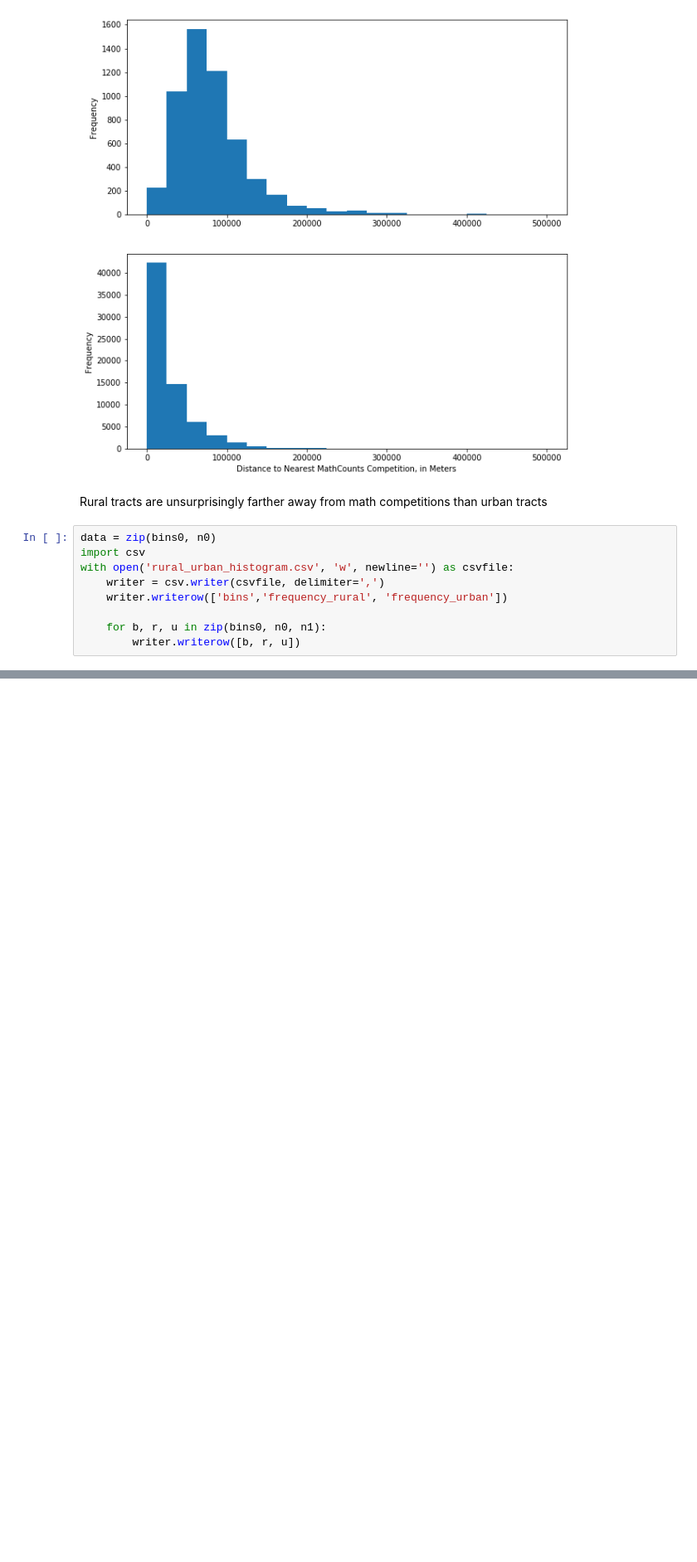
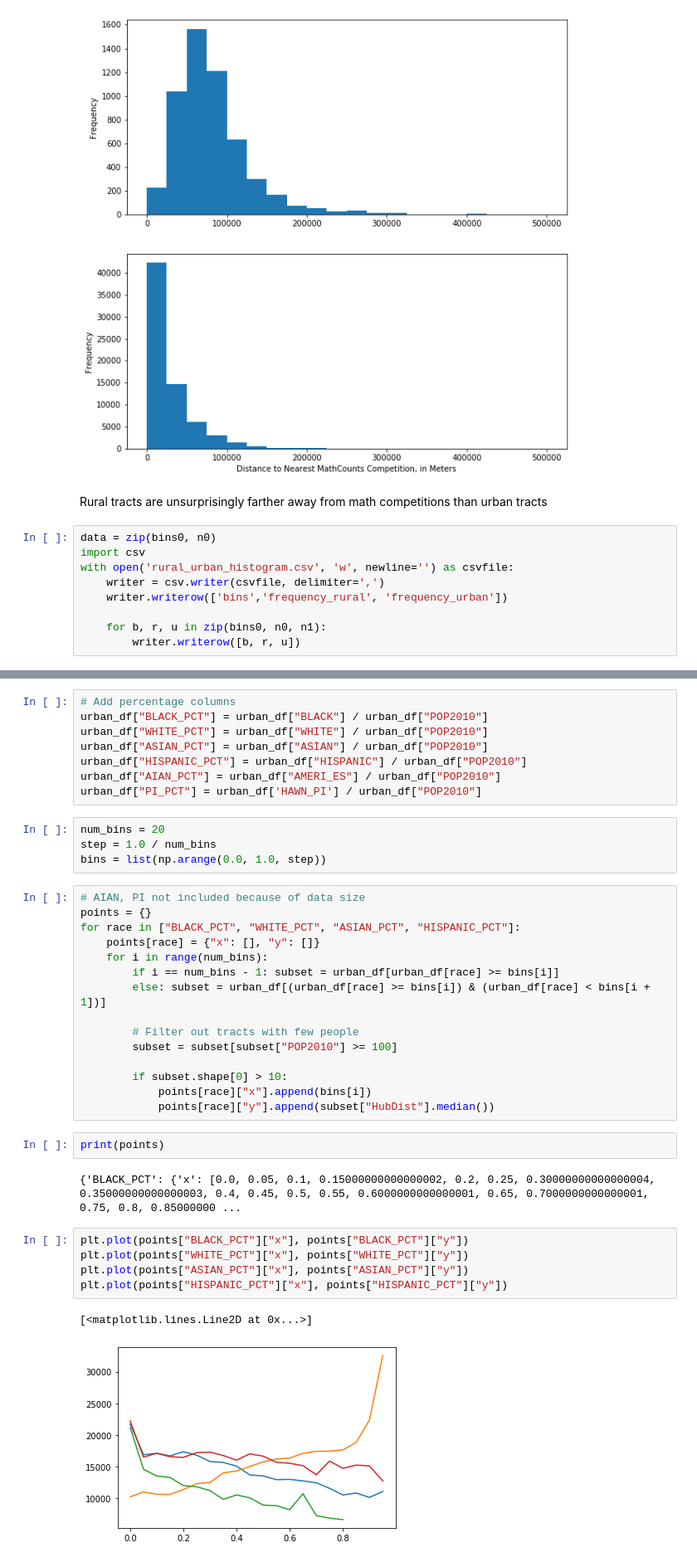
Before and after one commit to jeffreyshen19/blog, a Jupyter notebook: _code/mathcounts/Math Counts.ipynb, the cells around one changed output, grey strips where cells are left out. Shown at 83% size. Saved outputs shown, nothing was run; the diff lists cells and outputs as text; blank space fills up the shorter version.

```diff
--- a/_code/mathcounts/Math Counts.ipynb
+++ b/_code/mathcounts/Math Counts.ipynb
@@ -206,0 +220,39 @@ with open('rural_urban_histogram.csv', 'w', newline='') as csvfile:
+# %%
+# Add percentage columns
+urban_df["BLACK_PCT"] = urban_df["BLACK"] / urban_df["POP2010"]
+urban_df["WHITE_PCT"] = urban_df["WHITE"] / urban_df["POP2010"]
+urban_df["ASIAN_PCT"] = urban_df["ASIAN"] / urban_df["POP2010"]
+urban_df["HISPANIC_PCT"] = urban_df["HISPANIC"] / urban_df["POP2010"]
+urban_df["AIAN_PCT"] = urban_df["AMERI_ES"] / urban_df["POP2010"]
+urban_df["PI_PCT"] = urban_df['HAWN_PI'] / urban_df["POP2010"]
+# %%
+num_bins = 20
+step = 1.0 / num_bins
+bins = list(np.arange(0.0, 1.0, step))
+# %%
+# AIAN, PI not included because of data size
+points = {}
+for race in ["BLACK_PCT", "WHITE_PCT", "ASIAN_PCT", "HISPANIC_PCT"]:
+    points[race] = {"x": [], "y": []}
+    for i in range(num_bins):
+        if i == num_bins - 1: subset = urban_df[urban_df[race] >= bins[i]]
+        else: subset = urban_df[(urban_df[race] >= bins[i]) & (urban_df[race] < bins[i + 1])]
+
+        # Filter out tracts with few people
+        subset = subset[subset["POP2010"] >= 100]
+
+        if subset.shape[0] > 10:
+            points[race]["x"].append(bins[i])
+            points[race]["y"].append(subset["HubDist"].median())
+# %%
+print(points)
+# %% [output]
+{'BLACK_PCT': {'x': [0.0, 0.05, 0.1, 0.15000000000000002, 0.2, 0.25, 0.30000000000000004, 0.35000000000000003, 0.4, 0.45, 0.5, 0.55, 0.6000000000000001, 0.65, 0.7000000000000001, 0.75, 0.8, 0.85000000 ...
+# %%
+plt.plot(points["BLACK_PCT"]["x"], points["BLACK_PCT"]["y"])
+plt.plot(points["WHITE_PCT"]["x"], points["WHITE_PCT"]["y"])
+plt.plot(points["ASIAN_PCT"]["x"], points["ASIAN_PCT"]["y"])
+plt.plot(points["HISPANIC_PCT"]["x"], points["HISPANIC_PCT"]["y"])
+# %% [output]
+[<matplotlib.lines.Line2D at 0x...>]
+[figure, added]
```
Also changed, not shown: parts of 4 cells of this notebook, 2 other files.
